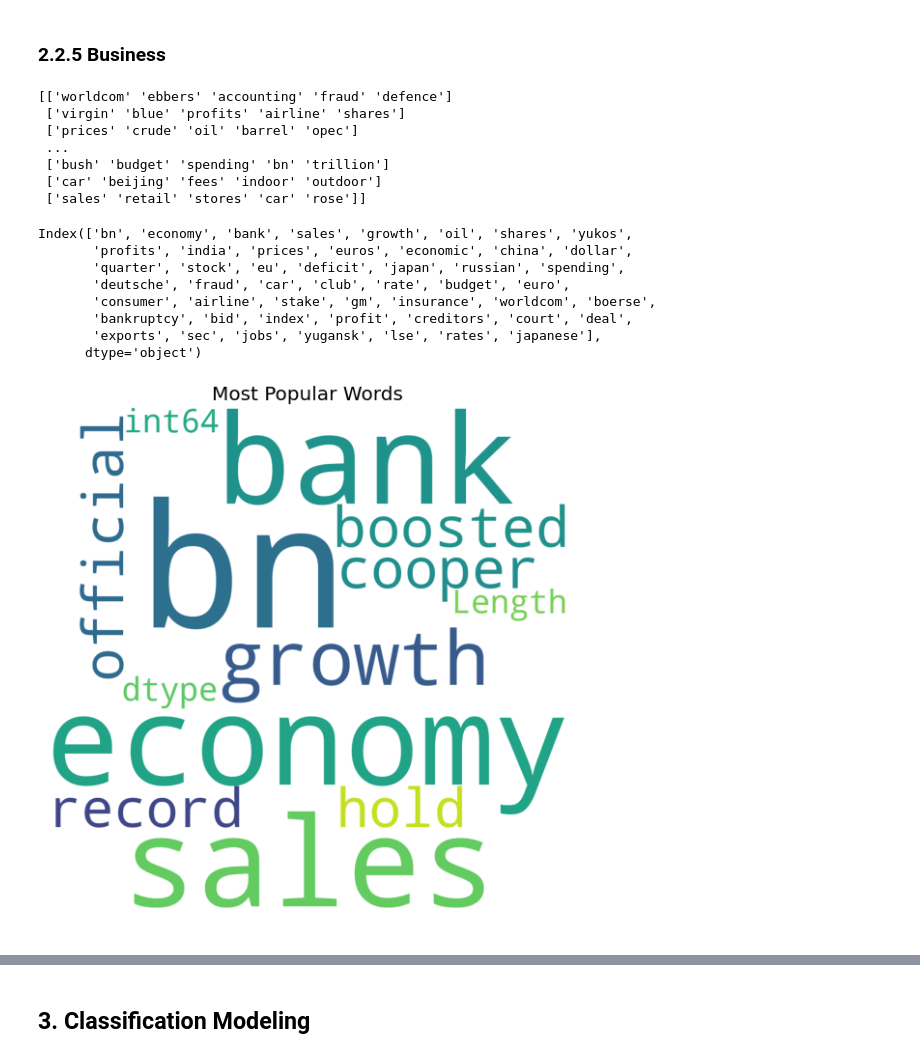
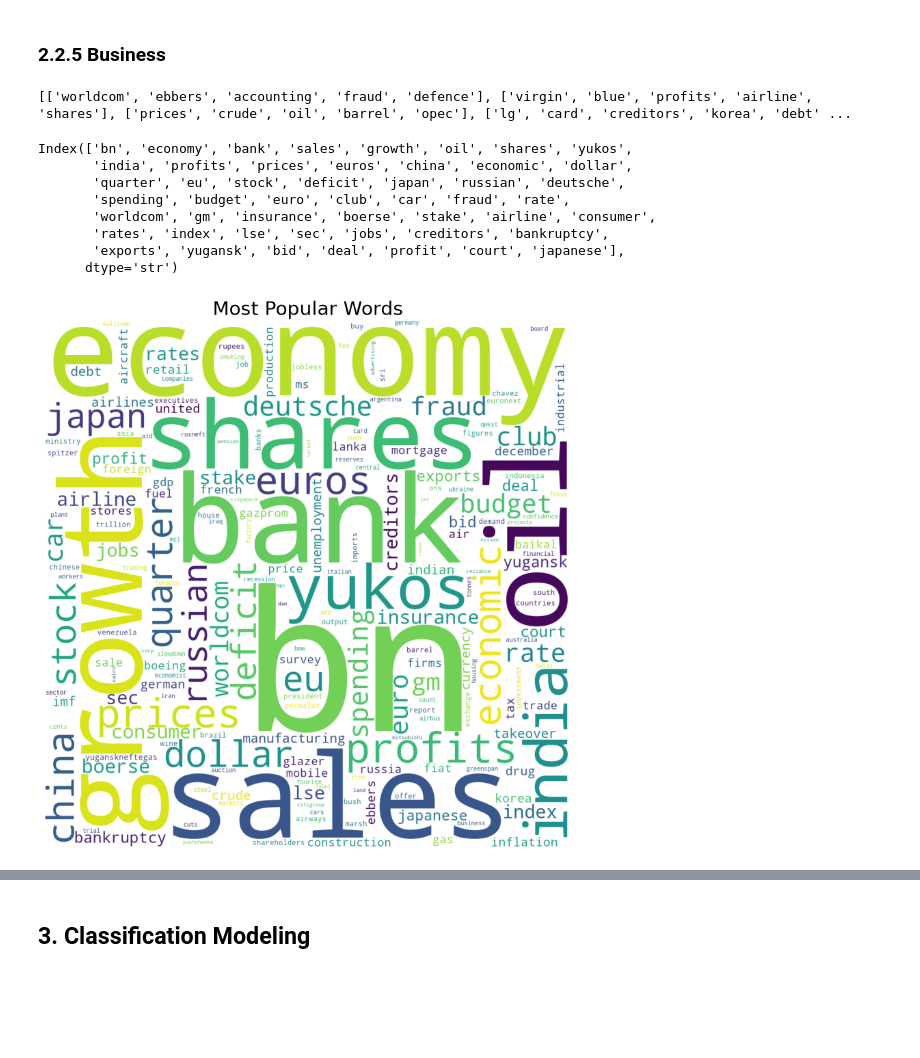
Before and after one commit to Goh-Wei-Chong/BBC-Text-Analysis, a Jupyter notebook: AA_Assignment.ipynb, the cells around one changed output, grey strips where cells are left out. Drawn from its saved outputs; the diff is of its cells as text; code cells hidden in the pictures; blank space fills up the shorter version.

```diff
--- a/AA_Assignment.ipynb
+++ b/AA_Assignment.ipynb
@@ -593,7 +577,8 @@ print(trans)
 # %%
-full_list=pd.Series([])
-for col in tech_dat2:
-    full_list = full_list.append(sport_dat2[col].dropna())
+full_list = pd.concat(
+    [sport_dat2[col].dropna() for col in sport_dat2],
+    ignore_index=True,
+)
 y = full_list.value_counts().head(50).to_frame()
 y.index
 # %% [output]
@@ -716,7 +694,8 @@ print(trans)
 # %%
-full_list=pd.Series([])
-for col in politics_dat2:
-    full_list = full_list.append(politics_dat2[col].dropna())
+full_list = pd.concat(
+    [politics_dat2[col].dropna() for col in politics_dat2],
+    ignore_index=True,
+)
 y = full_list.value_counts().head(50).to_frame()
 y.index
 # %% [output]
@@ -840,7 +812,8 @@ print(trans)
 # %%
-full_list=pd.Series([])
-for col in entertainment_dat2:
-    full_list = full_list.append(entertainment_dat2[col].dropna())
+full_list = pd.concat(
+    [entertainment_dat2[col].dropna() for col in entertainment_dat2],
+    ignore_index=True,
+)
 y = full_list.value_counts().head(50).to_frame()
 y.index
 # %% [output]
@@ -957,43 +931,37 @@ trans = []
 for i in range(0, len(business_dat2)):
     trans.append([str(business_dat2.values[i,j]) for j in range(0, 5)])
 
-# conveting it into an numpy array
-trans = np.array(trans)
+# Keep transactions as lists of Python strings for association rule mining.
 
 print(trans)
 # %% [output]
-[['worldcom' 'ebbers' 'accounting' 'fraud' 'defence']
- ['virgin' 'blue' 'profits' 'airline' 'shares']
- ['prices' 'crude' 'oil' 'barrel' 'opec']
- ...
- ['bush' 'budget' 'spending' 'bn' 'trillion']
- ['car' 'beijing' 'fees' 'indoor' 'outdoor']
- ['sales' 'retail' 'stores' 'car' 'rose']]
+[['worldcom', 'ebbers', 'accounting', 'fraud', 'defence'], ['virgin', 'blue', 'profits', 'airline', 'shares'], ['prices', 'crude', 'oil', 'barrel', 'opec'], ['lg', 'card', 'creditors', 'korea', 'debt' ...
 # %%
-full_list=pd.Series([])
-for col in business_dat2:
-    full_list = full_list.append(business_dat2[col].dropna())
+full_list = pd.concat(
+    [business_dat2[col].dropna() for col in business_dat2],
+    ignore_index=True,
+)
 y = full_list.value_counts().head(50).to_frame()
 y.index
 # %% [output]
 Index(['bn', 'economy', 'bank', 'sales', 'growth', 'oil', 'shares', 'yukos',
-       'profits', 'india', 'prices', 'euros', 'economic', 'china', 'dollar',
-       'quarter', 'stock', 'eu', 'deficit', 'japan', 'russian', 'spending',
-       'deutsche', 'fraud', 'car', 'club', 'rate', 'budget', 'euro',
-       'consumer', 'airline', 'stake', 'gm', 'insurance', 'worldcom', 'boerse',
-       'bankruptcy', 'bid', 'index', 'profit', 'creditors', 'court', 'deal',
-       'exports', 'sec', 'jobs', 'yugansk', 'lse', 'rates', 'japanese'],
-      dtype='object')
+       'india', 'profits', 'prices', 'euros', 'china', 'economic', 'dollar',
+       'quarter', 'eu', 'stock', 'deficit', 'japan', 'russian', 'deutsche',
+       'spending', 'budget', 'euro', 'club', 'car', 'fraud', 'rate',
+       'worldcom', 'gm', 'insurance', 'boerse', 'stake', 'airline', 'consumer',
+       'rates', 'index', 'lse', 'sec', 'jobs', 'creditors', 'bankruptcy',
+       'exports', 'yugansk', 'bid', 'deal', 'profit', 'court', 'japanese'],
+      dtype='str')
 # %%
 # WordCloud using keywords
 plt.rcParams['figure.figsize'] = (10, 10)
-wordcloud = WordCloud(background_color = 'white', width = 1200,  height = 1200).generate(str(full_list.value_counts()))
+wordcloud = WordCloud(background_color = 'white', width = 1200,  height = 1200, random_state=1).generate_from_frequencies(full_list.value_counts().to_dict())
 plt.imshow(wordcloud)
 plt.axis('off')
 plt.title('Most Popular Words',fontsize = 20)
 plt.show()
 # %% [output]
-[figure, old version]
+[figure, new version]
 # %%
 # looking at the frequency of most popular keywords
 plt.figure(figsize=(18,7))
```
Also changed, not shown: parts of 79 cells of this notebook, 5 other files.
